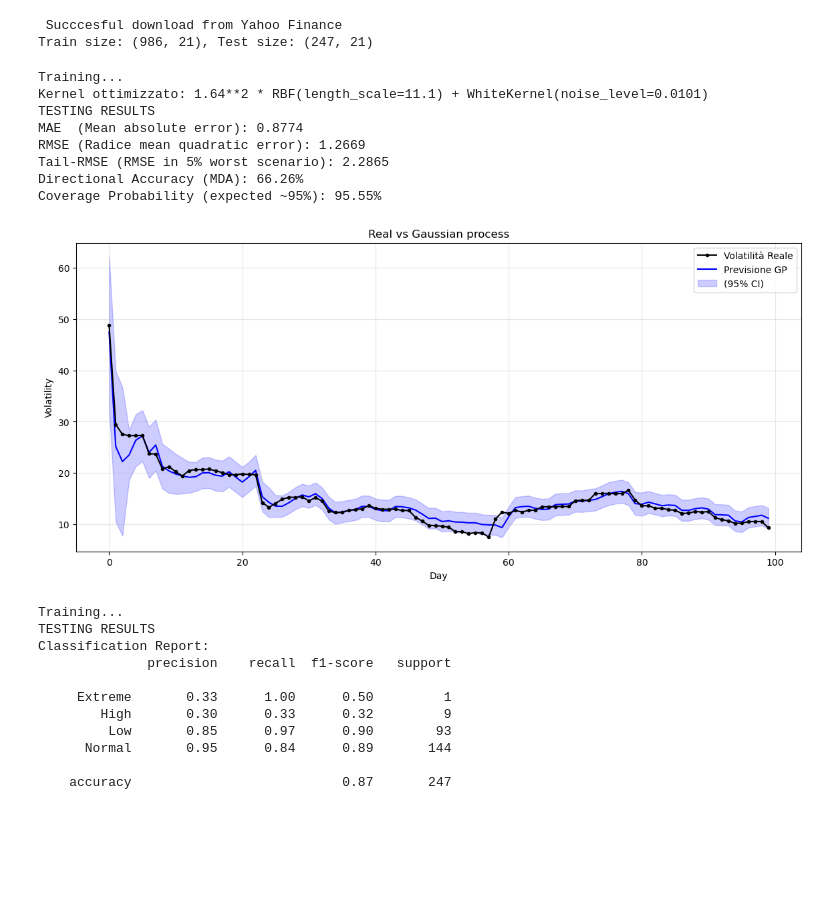
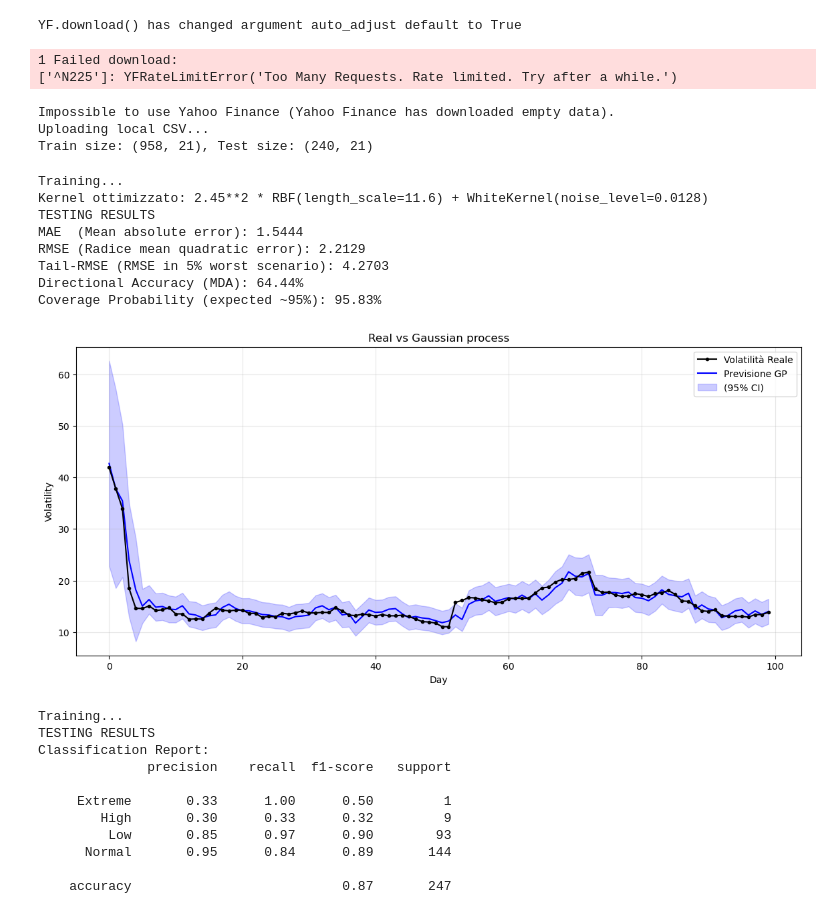
Before and after one commit to alessiocagnacci/RBF-models-for-tomorrow-market-expectation, a Jupyter notebook: RBF.ipynb, the cells around one changed output. Saved outputs shown, nothing was run; the diff lists cells and outputs as text; code cells hidden in the pictures; blank space fills up the shorter version.

```diff
--- a/RBF.ipynb
+++ b/RBF.ipynb
@@ -20,7 +20,7 @@ try:
 
 except Exception as e:
     # B) If there is some error in "try", the code uses the local dataset
-    print(f"⚠️ Yahoo Finance irraggiungibile ({e}).")
+    print(f"Impossible to use Yahoo Finance ({e}).")
     print("Uploading local CSV...")
 
     # Uploud from local: It's possible to find an updated version at stooq.com (Ticker ^nkx)
@@ -55,8 +55,12 @@ y_train, y_test = y[:split_index], y[split_index:]
 
 print(f"Train size: {X_train.shape}, Test size: {X_test.shape}")
 # %% [output]
- Succcesful download from Yahoo Finance
-Train size: (986, 21), Test size: (247, 21)
+YF.download() has changed argument auto_adjust default to True
+1 Failed download:
+['^N225']: YFRateLimitError('Too Many Requests. Rate limited. Try after a while.')
+Impossible to use Yahoo Finance (Yahoo Finance has downloaded empty data).
+Uploading local CSV...
+Train size: (958, 21), Test size: (240, 21)
 # %%
 from sklearn.gaussian_process import GaussianProcessRegressor
 from sklearn.gaussian_process.kernels import RBF, ConstantKernel as C, WhiteKernel
@@ -67,8 +71,8 @@ from sklearn.metrics import mean_absolute_error, mean_squared_error
 # RBF(): Flexibility
 # WhiteKernel(): with noise for financial time series
 
-kernel = C(5, (1e-3, 1e3)) * RBF(length_scale=1.0, length_scale_bounds=(1e-3, 1e3)) \
-         + WhiteKernel(noise_level=1e-3, noise_level_bounds=(1e-6, 1e1))
+kernel = C(10, (1e-4, 1e4)) * RBF(length_scale=1.0, length_scale_bounds=(1e-4, 1e4)) \
+         + WhiteKernel(noise_level=1e-4, noise_level_bounds=(1e-8, 1e1))
 
 # Algorithm of regression
 
@@ -123,40 +127,40 @@ lower_bound = y_pred - 1.96 * sigma
 upper_bound = y_pred + 1.96 * sigma
 
 # How many times y_test in those interval
 dentro_intervallo = (y_test >= lower_bound) & (y_test <= upper_bound)
 #mean
 coverage = np.mean(dentro_intervallo)*100
 print(f"Coverage Probability (expected ~95%): {coverage:.2f}%")
 
 # Plot
 plt.figure(figsize=(14, 6))
 plt.plot(y_test[:100], label='Volatilità Reale', color='black', marker='.', zorder=3)
 plt.plot(y_pred[:100], label='Previsione GP', color='blue', zorder=2)
 
 # CI
 plt.fill_between(
     range(100),
     lower_bound[:100],
     upper_bound[:100],
     alpha=0.2, color='blue', label='(95% CI)', zorder=1
 )
 
 plt.title("Real vs Gaussian process")
 plt.xlabel("Day")
 plt.ylabel("Volatility")
 plt.legend()
 plt.grid(True, alpha=0.3)
 plt.show()
 # %% [output]
 Training...
-Kernel ottimizzato: 1.64**2 * RBF(length_scale=11.1) + WhiteKernel(noise_level=0.0101)
+Kernel ottimizzato: 2.45**2 * RBF(length_scale=11.6) + WhiteKernel(noise_level=0.0128)
 TESTING RESULTS
-MAE  (Mean absolute error): 0.8774
-RMSE (Radice mean quadratic error): 1.2669
-Tail-RMSE (RMSE in 5% worst scenario): 2.2865
-Directional Accuracy (MDA): 66.26%
-Coverage Probability (expected ~95%): 95.55%
+MAE  (Mean absolute error): 1.5444
+RMSE (Radice mean quadratic error): 2.2129
+Tail-RMSE (RMSE in 5% worst scenario): 4.2703
+Directional Accuracy (MDA): 64.44%
+Coverage Probability (expected ~95%): 95.83%
-[figure, old version]
+[figure, new version]
 # %%
 from sklearn.svm import SVC
 from sklearn.metrics import classification_report, confusion_matrix
```
